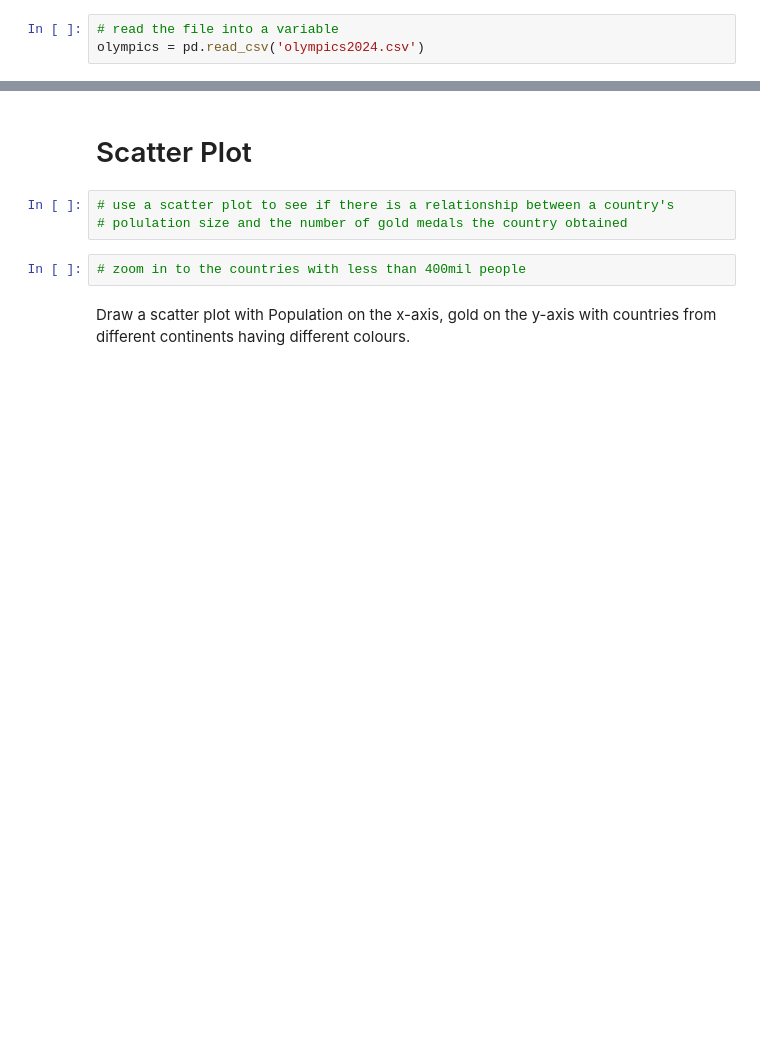
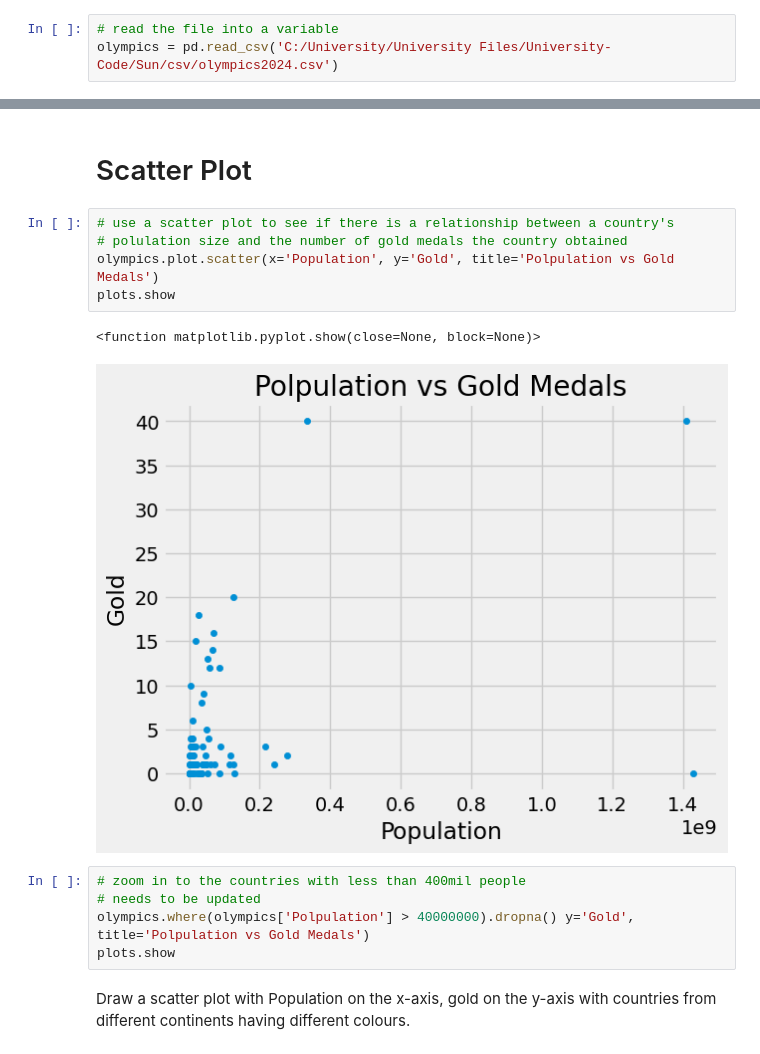
Before and after one commit to DylanPrinsloo/UCode, a Jupyter notebook: Sun/templates/Template_SUN_DS_Sept_Work_Day1_Session4.ipynb, the cells around one changed output, grey strips where cells are left out. Cells and saved outputs as stored; diff of their text form; blank space fills up the shorter version.

```diff
--- a/Sun/templates/Template_SUN_DS_Sept_Work_Day1_Session4.ipynb
+++ b/Sun/templates/Template_SUN_DS_Sept_Work_Day1_Session4.ipynb
@@ -39,7 +39,7 @@ from google.colab import files
 uploaded = files.upload()
 # %%
 # read the file into a variable
-olympics = pd.read_csv('olympics2024.csv')
+olympics = pd.read_csv('C:/University/University Files/University-Code/Sun/csv/olympics2024.csv')
 # %%
 # rename 'GDP per capita (current US$)'
 olympics = olympics.rename(columns={'GDP per capita (current US$)' : 'GDPpc' })
@@ -49,8 +63,16 @@ olympics
 # %%
 # use a scatter plot to see if there is a relationship between a country's
 # polulation size and the number of gold medals the country obtained
+olympics.plot.scatter(x='Population', y='Gold', title='Polpulation vs Gold Medals')
+plots.show
+# %% [output]
+<function matplotlib.pyplot.show(close=None, block=None)>
+[figure, added]
 # %%
 # zoom in to the countries with less than 400mil people
+# needs to be updated
+olympics.where(olympics['Polpulation'] > 40000000).dropna() y='Gold', title='Polpulation vs Gold Medals')
+plots.show
 # %% [markdown]
 Draw a scatter plot with Population on the x-axis, gold on the y-axis with countries from different continents having different colours.
 # %%
```
Also changed, not shown: parts of 12 cells of this notebook.
